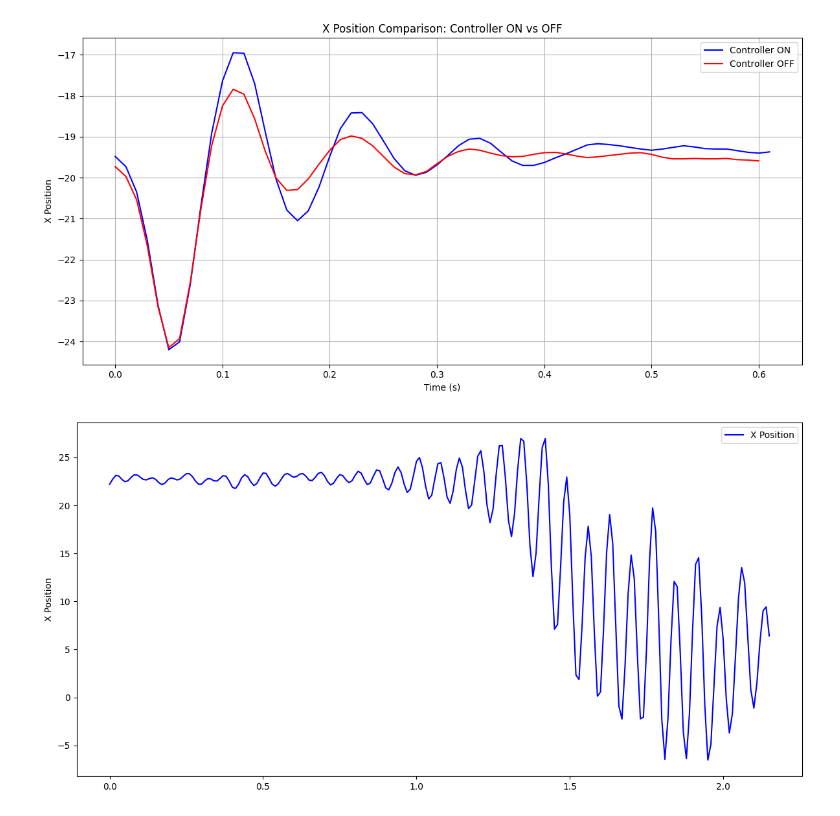
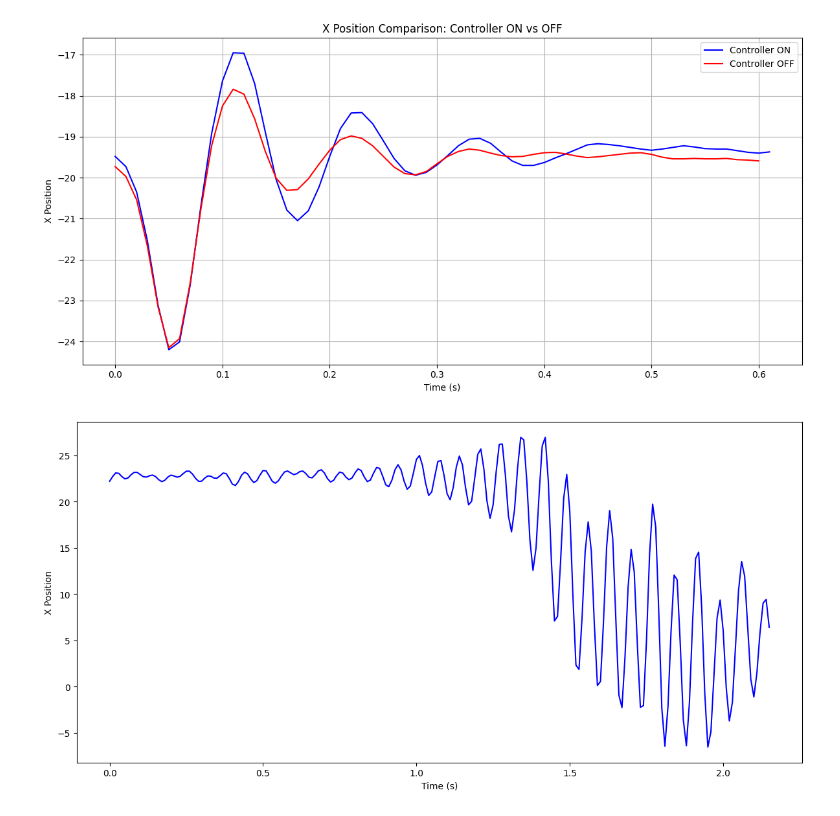
Before and after one commit to lighteningAB/sharpy, a Jupyter notebook: sharpy/dataprocessing/plotcsv.ipynb, the cells around one changed output. Drawn from its saved outputs; the diff is of its cells as text; code cells hidden in the pictures.

```diff
--- a/sharpy/dataprocessing/plotcsv.ipynb
+++ b/sharpy/dataprocessing/plotcsv.ipynb
@@ -132,19 +132,19 @@ plt.show()
 # %%
 # Load the CSV file
 df = pd.read_csv('flutter.csv', header=None, names=['x_position', 'flap_angle'])
 
 # Create time array assuming 100 Hz sampling (i.e., every 0.01 seconds)
 dt = 0.01  # seconds
 df['time'] = np.arange(len(df)) * dt
 
 # Plotting
 plt.figure(figsize=(12, 6))
 
 plt.plot(df['time'], df['x_position'], label='X Position', color='blue')
 plt.ylabel("X Position")
-plt.legend()
+plt.xlabel("Time (s)")
 
 plt.tight_layout()
 plt.show()
 # %% [output]
-[figure, old version]
+[figure, new version]
```
